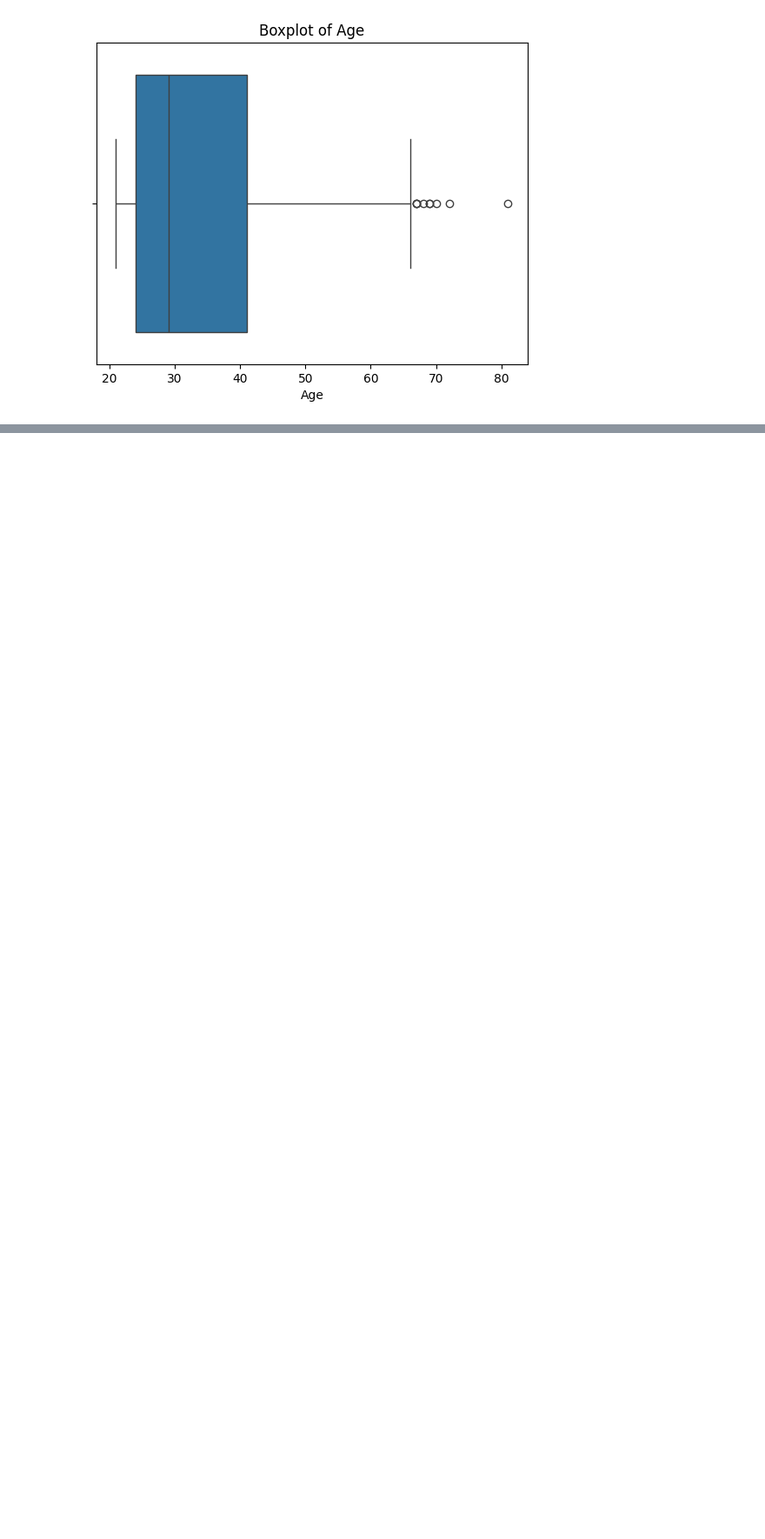
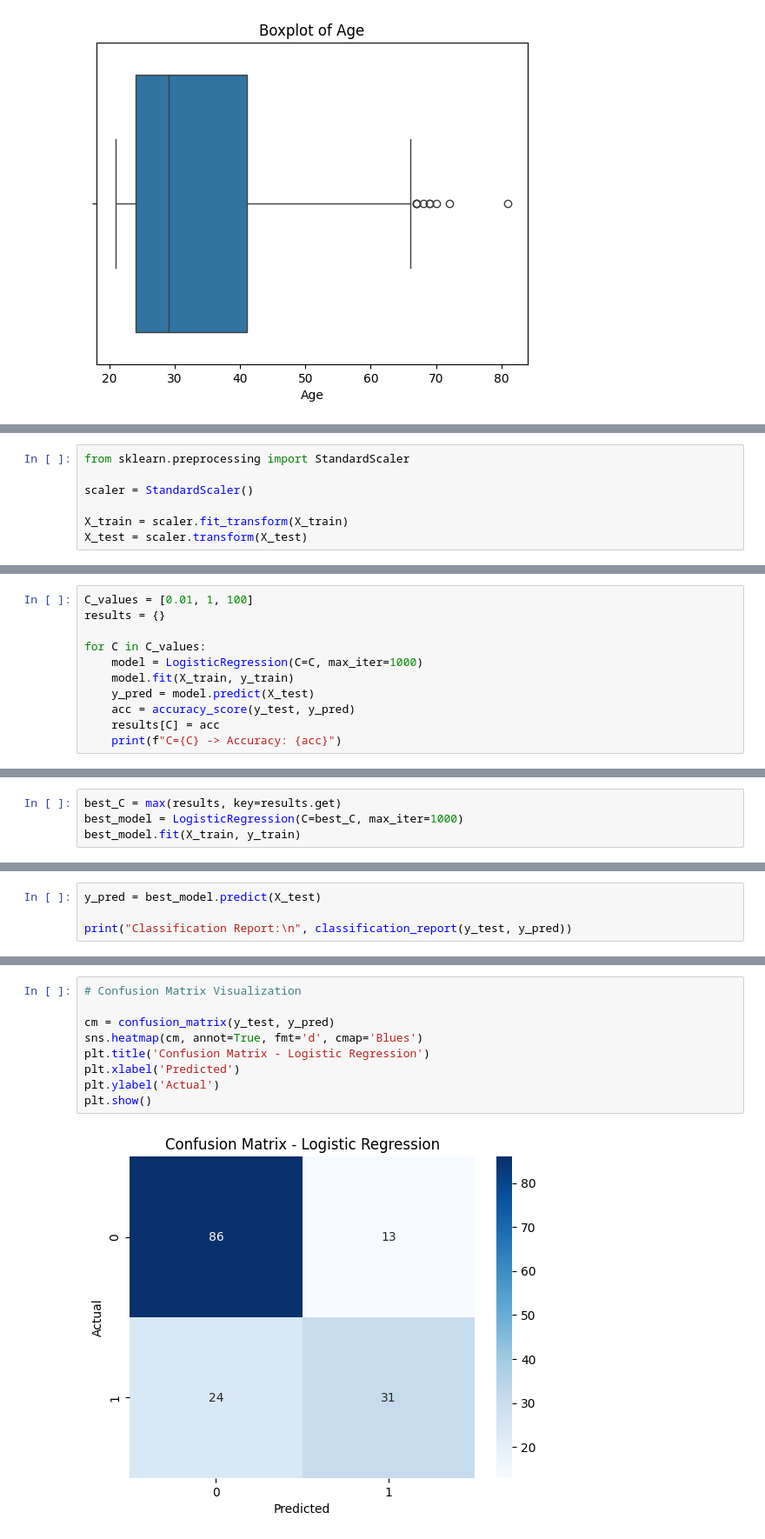
Before and after one commit to Agumekenneth/Machine-learning-, a Jupyter notebook: Exam project/exam.ipynb, the cells around one changed output, grey strips where cells are left out. Shown at 87% size. Saved outputs shown, nothing was run; the diff lists cells and outputs as text; blank space fills up the shorter version.

```diff
--- a/Exam project/exam.ipynb
+++ b/Exam project/exam.ipynb
@@ -158,0 +238,7 @@ for feature in features:
+# %%
+from sklearn.preprocessing import StandardScaler
+
+scaler = StandardScaler()
+
+X_train = scaler.fit_transform(X_train)
+X_test = scaler.transform(X_test)
@@ -158,0 +252,11 @@ for feature in features:
+# %%
+C_values = [0.01, 1, 100]
+results = {}
+
+for C in C_values:
+    model = LogisticRegression(C=C, max_iter=1000)
+    model.fit(X_train, y_train)
+    y_pred = model.predict(X_test)
+    acc = accuracy_score(y_test, y_pred)
+    results[C] = acc
+    print(f"C={C} -> Accuracy: {acc}")
@@ -158,0 +273,4 @@ for feature in features:
+# %%
+best_C = max(results, key=results.get)
+best_model = LogisticRegression(C=best_C, max_iter=1000)
+best_model.fit(X_train, y_train)
@@ -158,0 +281,4 @@ for feature in features:
+# %%
+y_pred = best_model.predict(X_test)
+
+print("Classification Report:\n", classification_report(y_test, y_pred))
@@ -158,0 +303,11 @@ for feature in features:
+# %%
+# Confusion Matrix Visualization
+
+cm = confusion_matrix(y_test, y_pred)
+sns.heatmap(cm, annot=True, fmt='d', cmap='Blues')
+plt.title('Confusion Matrix - Logistic Regression')
+plt.xlabel('Predicted')
+plt.ylabel('Actual')
+plt.show()
+# %% [output]
+[figure, added]
```
Also changed, not shown: parts of 54 cells of this notebook.
